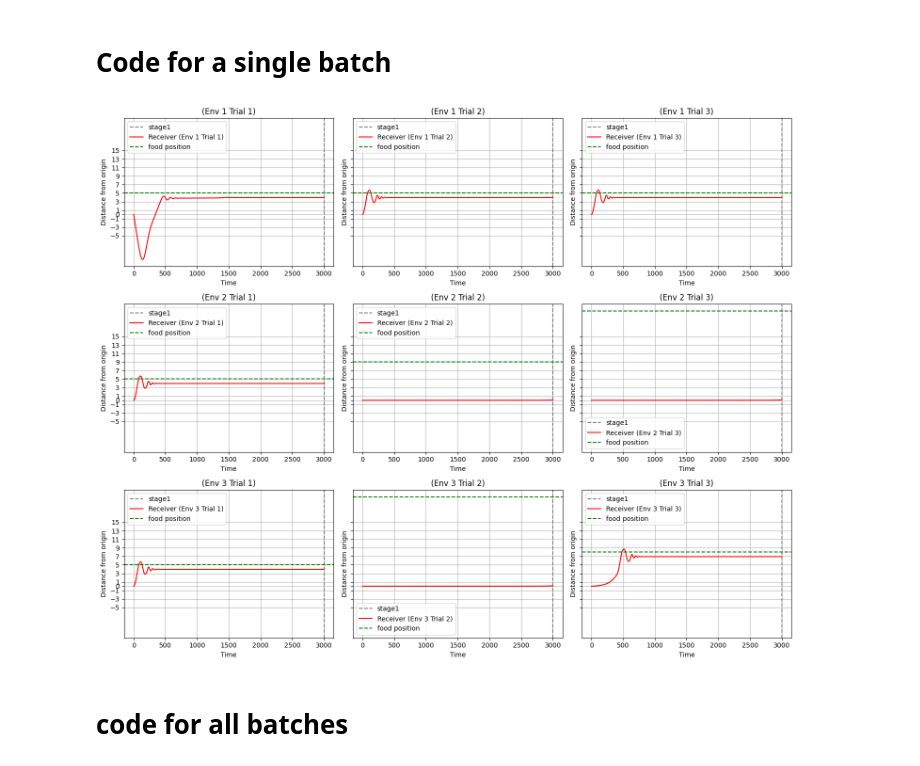
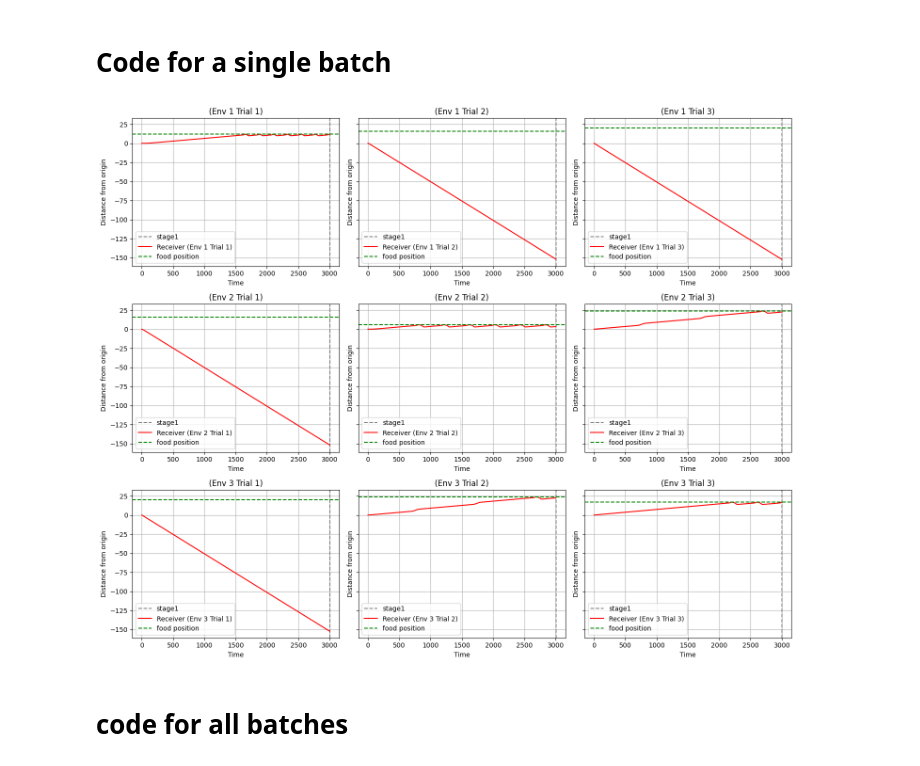
Before and after one commit to katiepambakianbris/BeeCommunication, a Jupyter notebook: analysis/behaviour.ipynb, the cells around one changed output. Saved outputs shown, nothing was run; the diff lists cells and outputs as text; code cells hidden in the pictures.

```diff
--- a/analysis/behaviour.ipynb
+++ b/analysis/behaviour.ipynb
@@ -13,7 +13,7 @@ import pandas as pd
 result_dir = "/Users/katiepambakian/Documents/BSc Computer Science/Y3/Dissertation/BeeCommunication/results/"
 
 # slurm_job = 15651934
-slurm_job = 15714478
+slurm_job = 15730916
 
 result_dir = result_dir + str(slurm_job) + "/"
 # %% [markdown]
@@ -80,36 +80,36 @@ for env_index, env in enumerate(envs):
             # draw a line marking the end of the trail
             # plot the line marking the landmark position
             ax.axvline(x=len(receiver), linestyle="--", label=f"{stage}", color="grey")
 
             # combined_signaller.extend(signaller)
             combined_receiver.extend(receiver)
 
-        landmark_file = result_dir+ f"batch_{batch}/run_{run}/landmark_location_stage1{run}.dat"
+        landmark_file = result_dir+ f"batch_{batch}/run_{run}/landmark_location_stage1_{run}.dat"
         landmark = read_ith_line(trial*env, landmark_file)
 
 
         x = list(range(0, len(combined_receiver)))
 
         # plot the signaller and receiver
         ax.plot(x, combined_receiver, label=f"Receiver (Env {env} Trial {trial})", color="red")
         # ax.plot(x, combined_signaller, label=f"Signaller (Env {env} Trial {trial})", color="blue")
 
         # plot the line marking the landmark position
         ax.axhline(y=landmark[3], linestyle="--", label="food position", color="green")
 
         ax.set_xlabel("Time")
         ax.set_ylabel("Distance from origin")
 
-        plt.yticks([-5,-3,-1,0,1,3,5,7,9,11,13,15])
+        # plt.yticks([-5,-3,-1,0,1,3,5,7,9,11,13,15])
         ax.set_title(f"(Env {env} Trial {trial})")
         ax.grid(True)
         ax.legend()
 
 
 fig.tight_layout()
 fig.show()
 # %% [output]
-[figure, old version]
+[figure, new version]
 # %% [markdown]
 # code for all batches
 # %%
```
Also changed, not shown: parts of 1 cell of this notebook, 4 other files.
